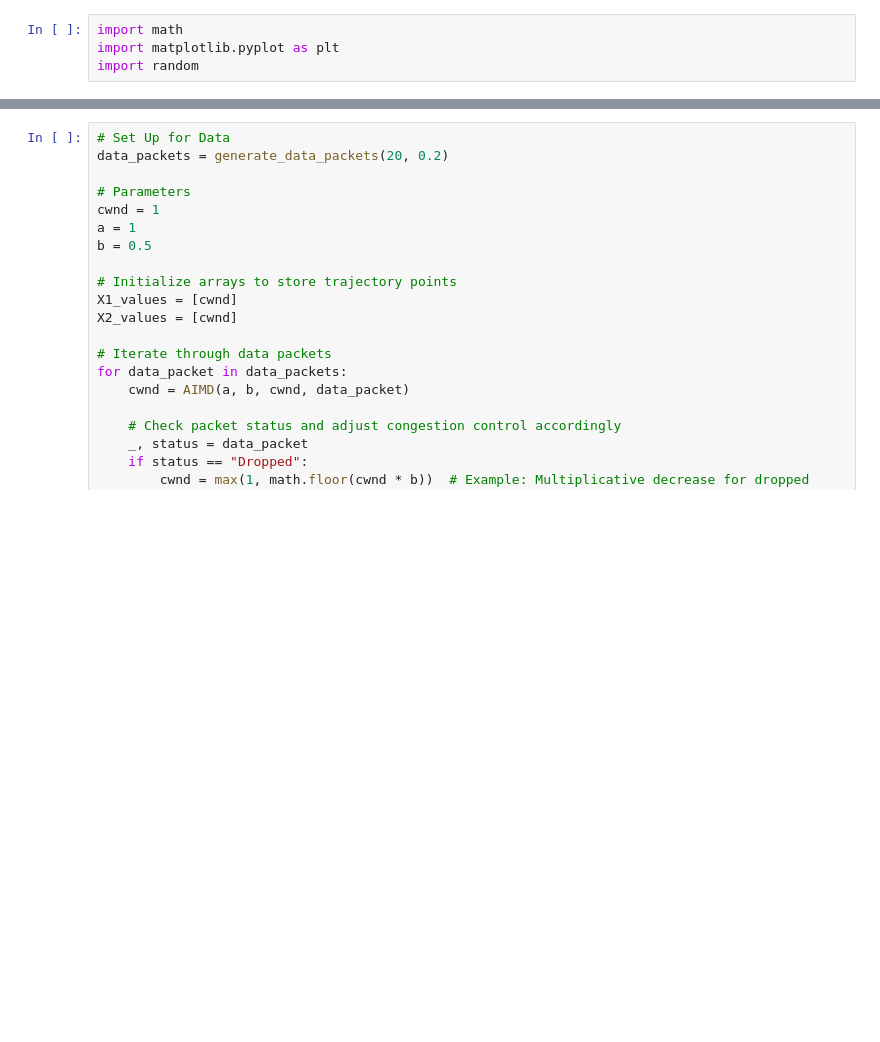
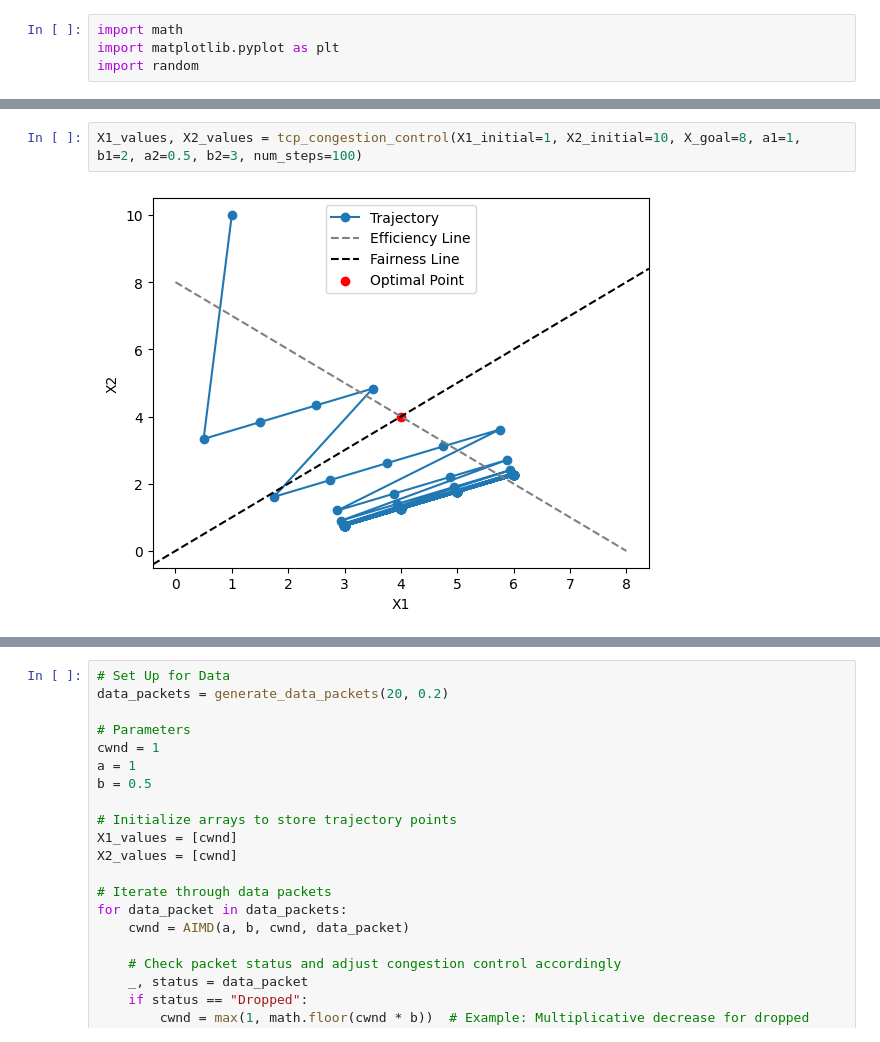
Before and after one commit to Eugene7997/CZ4052_individual_project, a Jupyter notebook: testing.ipynb, the cells around one changed output, grey strips where cells are left out. Saved outputs shown, nothing was run; the diff lists cells and outputs as text; blank space fills up the shorter version.

```diff
--- a/testing.ipynb
+++ b/testing.ipynb
@@ -230,0 +203,4 @@ X1_values, X2_values = tcp_congestion_control(X1_initial=1, X2_initial=10, X_goa
+# %%
+X1_values, X2_values = tcp_congestion_control(X1_initial=1, X2_initial=10, X_goal=8, a1=1, b1=2, a2=0.5, b2=3, num_steps=100)
+# %% [output]
+[figure, added]
```
Also changed, not shown: parts of 24 cells of this notebook.
